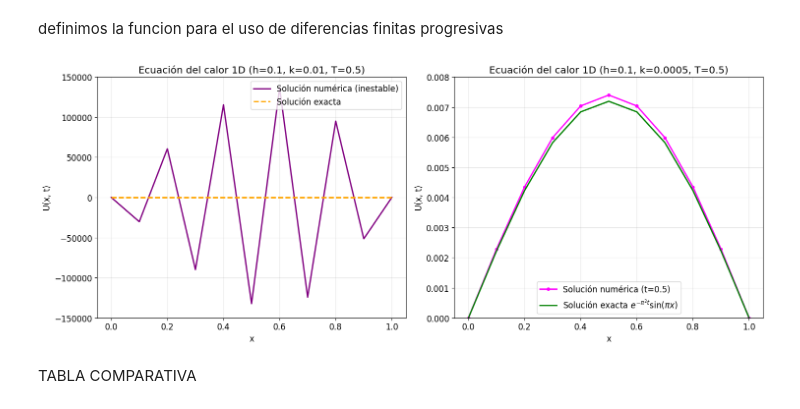
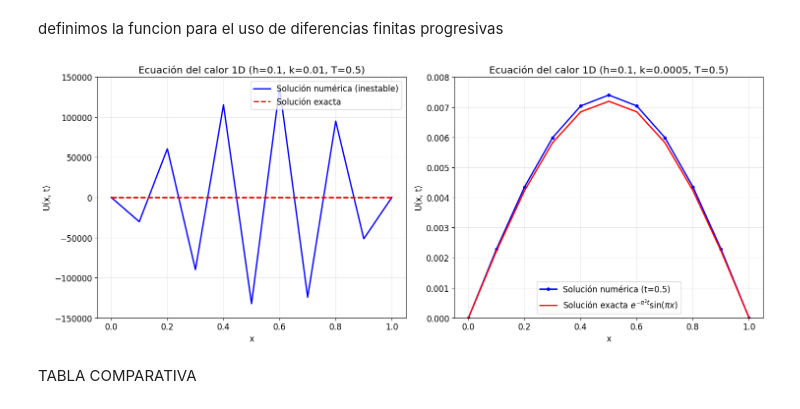
Before and after one commit to Annette-1/Ecuaciones_Diferenciales_Parciales, a Jupyter notebook: Diferencias_progresivas.ipynb, the cells around one changed output. Cells and saved outputs as stored; diff of their text form; code cells hidden in the pictures.

```diff
--- a/Diferencias_progresivas.ipynb
+++ b/Diferencias_progresivas.ipynb
@@ -211,39 +211,39 @@ x1, t1, u1, r1 = solve_heat_equation_explicit(h1, k1, t_final)
 u_exact1 = exact_solution(x1, t_final)
 
 # Gráfico del caso inestable
-ax1.plot(x1, u1[-1, :], 'b-', linewidth=2, label='Solución numérica (inestable)',color='purple')
-ax1.plot(x1, u_exact1, 'r--', linewidth=2, label='Solución exacta',color='orange')
+ax1.plot(x1, u1[-1, :], 'b-', linewidth=2, label='Solución numérica (inestable)')
+ax1.plot(x1, u_exact1, 'r--', linewidth=2, label='Solución exacta')
 ax1.set_xlabel('x')
 ax1.set_ylabel('U(x, t)')
 ax1.set_title('Ecuación del calor 1D (h=0.1, k=0.01, T=0.5)')
 ax1.legend()
 ax1.grid(True, alpha=0.3)
 ax1.set_ylim(-150000, 150000)  # Ajuste para mostrar la inestabilidad
 
 # =============================================================================
 # GRÁFICO 2: Caso estable (h=0.1, k=0.0005)
 # =============================================================================
 
 # Parámetros para caso estable
 h2, k2 = 0.1, 0.0005
 x2, t2, u2, r2 = solve_heat_equation_explicit(h2, k2, t_final)
 u_exact2 = exact_solution(x2, t_final)
 
 # Gráfico del caso estable
-ax2.plot(x2, u2[-1, :], 'bo-', markersize=4, linewidth=2, label='Solución numérica (t=0.5)',color='magenta')
-ax2.plot(x2, u_exact2, 'r-', linewidth=2, label=r'Solución exacta $e^{-\pi^2 t} \sin(\pi x)$',color='green')
+ax2.plot(x2, u2[-1, :], 'bo-', markersize=4, linewidth=2, label='Solución numérica (t=0.5)')
+ax2.plot(x2, u_exact2, 'r-', linewidth=2, label=r'Solución exacta $e^{-\pi^2 t} \sin(\pi x)$')
 ax2.set_xlabel('x')
 ax2.set_ylabel('U(x, t)')
 ax2.set_title('Ecuación del calor 1D (h=0.1, k=0.0005, T=0.5)')
 ax2.legend()
 ax2.grid(True, alpha=0.3)
 ax2.set_ylim(0, 0.008)
 
 # Ajustar layout y mostrar
 plt.tight_layout()
 plt.show()
 # %% [output]
-[figure, old version]
+[figure, new version]
 # %% [markdown]
 TABLA COMPARATIVA
 # %%
```
